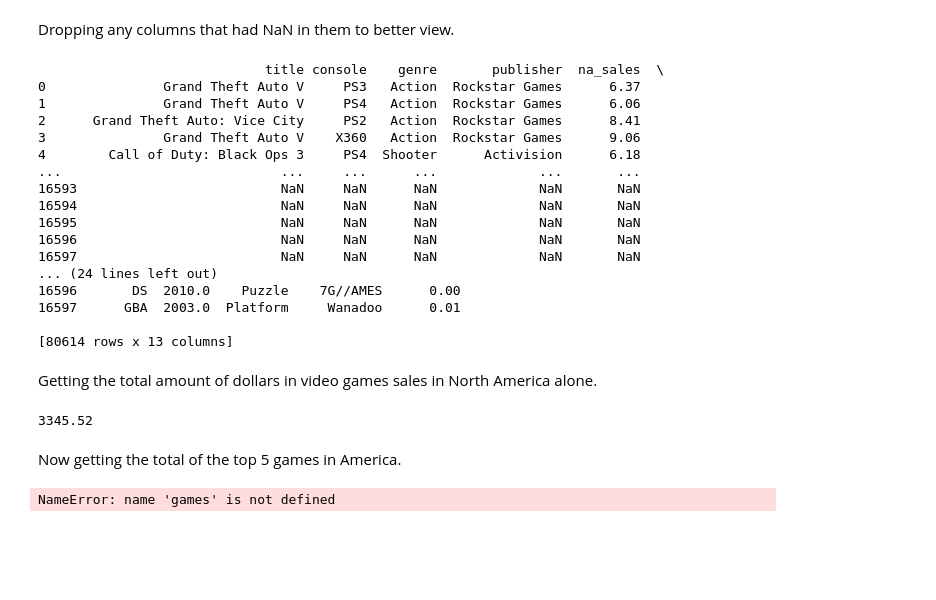
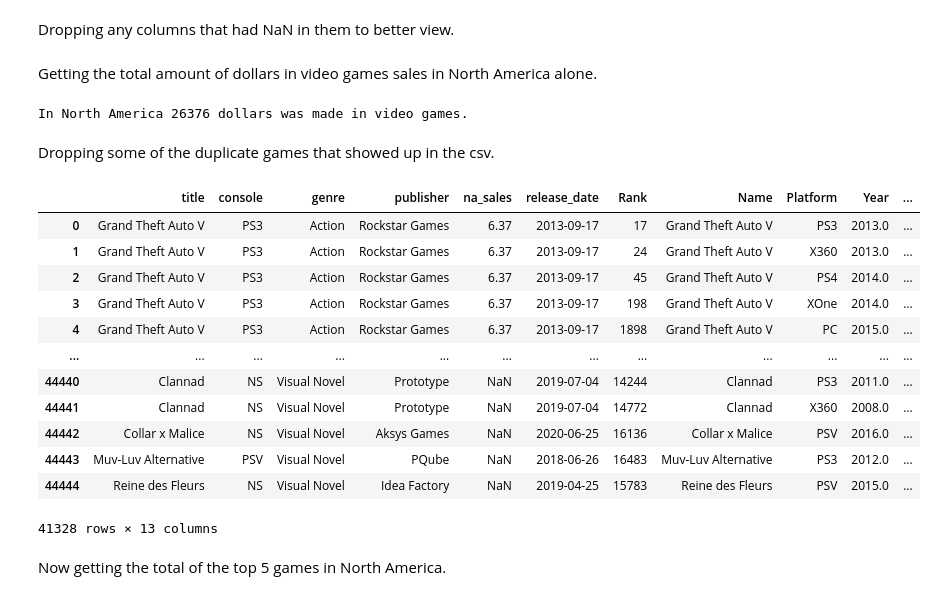
Before and after one commit to Jake-guerrero/Video-Game-Sells, a Jupyter notebook: Video Games.ipynb, the cells around one changed output. Cells and saved outputs as stored; diff of their text form; code cells hidden in the pictures; blank space fills up the shorter version.

```diff
--- a/Video Games.ipynb
+++ b/Video Games.ipynb
@@ -150,29 +147,4 @@ print(games)
 # %% [markdown]
 Dropping any columns that had NaN in them to better view.
-# %%
-print(games.dropna(how='all'))
-# %% [output]
-                             title console    genre       publisher  na_sales  \
-0               Grand Theft Auto V     PS3   Action  Rockstar Games      6.37
-1               Grand Theft Auto V     PS4   Action  Rockstar Games      6.06
-2      Grand Theft Auto: Vice City     PS2   Action  Rockstar Games      8.41
-3               Grand Theft Auto V    X360   Action  Rockstar Games      9.06
-4        Call of Duty: Black Ops 3     PS4  Shooter      Activision      6.18
-...                            ...     ...      ...             ...       ...
-16593                          NaN     NaN      NaN             NaN       NaN
-16594                          NaN     NaN      NaN             NaN       NaN
-16595                          NaN     NaN      NaN             NaN       NaN
-16596                          NaN     NaN      NaN             NaN       NaN
-16597                          NaN     NaN      NaN             NaN       NaN
-... (24 lines left out)
-16596       DS  2010.0    Puzzle    7G//AMES      0.00
-16597      GBA  2003.0  Platform     Wanadoo      0.01
-
-[80614 rows x 13 columns]
 # %% [markdown]
 Getting the total amount of dollars in video games sales in North America alone.
-# %%
-Total = games['na_sales'].sum()
-print(Total)
-# %% [output]
-3345.52
@@ -179,6 +153,26 @@ print(Total)
+# %%
+Total = games['na_sales'].sum()
+print("In North America", games['na_sales'].value_counts().sum(), "dollars was made in video games.")
+# %% [output]
+In North America 26376 dollars was made in video games.
+# %% [markdown]
+Dropping some of the duplicate games that showed up in the csv.
+# %%
+games_unique_cleaned = games.drop_duplicates(subset = ['title', 'publisher', 'na_sales', 'release_date', 'Rank', 'Name', 'Platform', 'Publisher', 'NA_Sales'], keep='first')
+games_unique_cleaned
+# %% [output]
+|  | title | console | genre | publisher | na_sales | release_date | Rank | Name | Platform | Year | ... |
+| 0 | Grand Theft Auto V | PS3 | Action | Rockstar Games | 6.37 | 2013-09-17 | 17 | Grand Theft Auto V | PS3 | 2013.0 | ... |
+| 1 | Grand Theft Auto V | PS3 | Action | Rockstar Games | 6.37 | 2013-09-17 | 24 | Grand Theft Auto V | X360 | 2013.0 | ... |
+| 2 | Grand Theft Auto V | PS3 | Action | Rockstar Games | 6.37 | 2013-09-17 | 45 | Grand Theft Auto V | PS4 | 2014.0 | ... |
+| 3 | Grand Theft Auto V | PS3 | Action | Rockstar Games | 6.37 | 2013-09-17 | 198 | Grand Theft Auto V | XOne | 2014.0 | ... |
+| 4 | Grand Theft Auto V | PS3 | Action | Rockstar Games | 6.37 | 2013-09-17 | 1898 | Grand Theft Auto V | PC | 2015.0 | ... |
+| ... | ... | ... | ... | ... | ... | ... | ... | ... | ... | ... | ... |
+| 44440 | Clannad | NS | Visual Novel | Prototype | NaN | 2019-07-04 | 14244 | Clannad | PS3 | 2011.0 | ... |
+| 44441 | Clannad | NS | Visual Novel | Prototype | NaN | 2019-07-04 | 14772 | Clannad | X360 | 2008.0 | ... |
+| 44442 | Collar x Malice | NS | Visual Novel | Aksys Games | NaN | 2020-06-25 | 16136 | Collar x Malice | PSV | 2016.0 | ... |
+| 44443 | Muv-Luv Alternative | PSV | Visual Novel | PQube | NaN | 2018-06-26 | 16483 | Muv-Luv Alternative | PS3 | 2012.0 | ... |
+| 44444 | Reine des Fleurs | NS | Visual Novel | Idea Factory | NaN | 2019-04-25 | 15783 | Reine des Fleurs | PSV | 2015.0 | ... |
+41328 rows × 13 columns
 # %% [markdown]
-Now getting the total of the top 5 games in America.
+Now getting the total of the top 5 games in North America.
-# %%
-games.sum().nlargest(5)
-# %% [output]
-NameError: name 'games' is not defined
```
Also changed, not shown: parts of 14 cells of this notebook, 2 other files.
